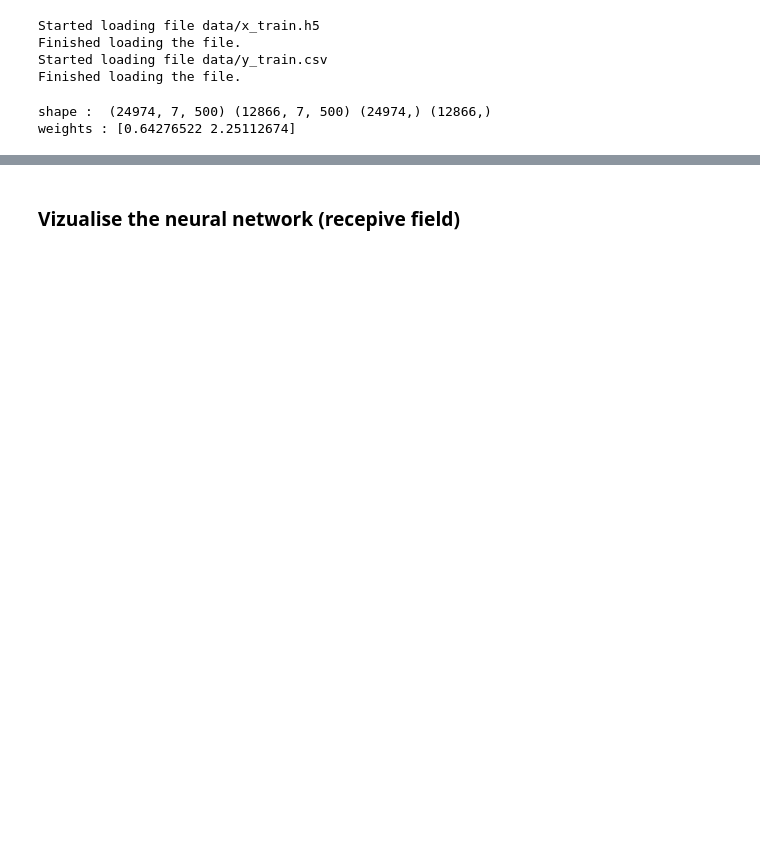
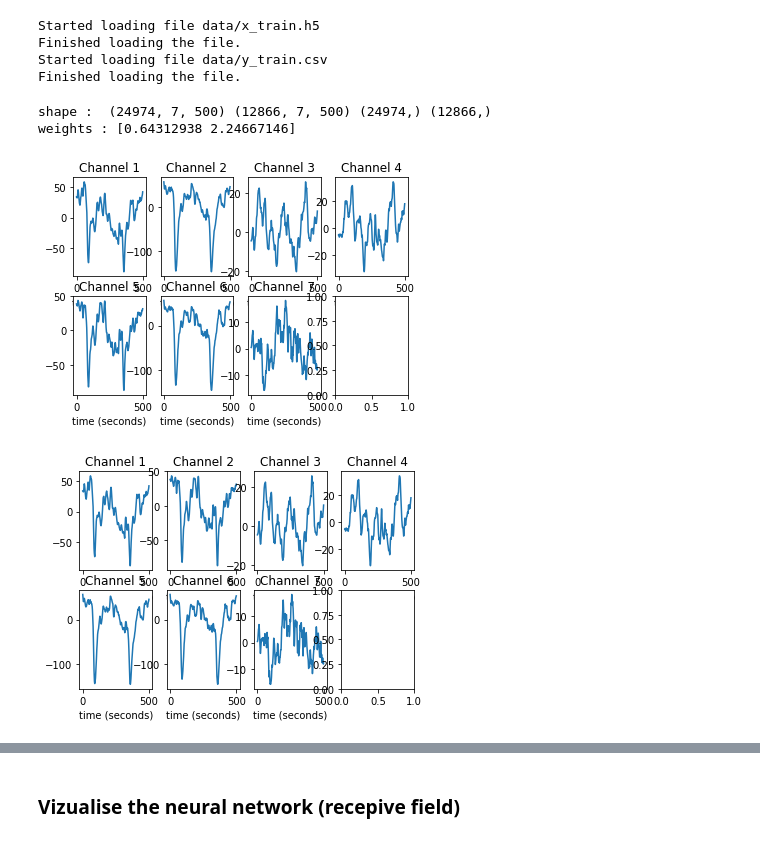
Before and after one commit to lclarte/dreemmva, a Jupyter notebook: main.ipynb, the cells around one changed output, grey strips where cells are left out. Saved outputs shown, nothing was run; the diff lists cells and outputs as text; code cells hidden in the pictures; blank space fills up the shorter version.

```diff
--- a/main.ipynb
+++ b/main.ipynb
@@ -37,7 +37,10 @@ Finished loading the file.
 # %%
 # convert y to categorical with np.eye(d)[y_loaded]
 # and flatten the 40 independent samples
-x, y = data.flatten_x(x_loaded), data.flatten_y(y_loaded, repeat=40)
+x_swaped = swap_correlated_channels(x_loaded)
+
+x, y = data.flatten_x(x_swaped), data.flatten_y(y_loaded, repeat=40)
+
 x_train, x_test, y_train, y_test = train_test_split(x, y, train_size=0.66)
 x_train, x_test = x_train.squeeze(), x_test.squeeze()
 
@@ -51,7 +54,17 @@ print('shape : ', x_train.shape, x_test.shape, y_train.shape, y_test.shape)
 print('weights :', weights)
 # %% [output]
 shape :  (24974, 7, 500) (12866, 7, 500) (24974,) (12866,)
-weights : [0.64276522 2.25112674]
+weights : [0.64312938 2.24667146]
+# %%
+x_swaped = swap_correlated_channels(x_loaded)
+
+i, j = 4, 1
+
+plot_eeg_sample(x_loaded[i, j])
+plot_eeg_sample(x_swaped[i, j])
+# %% [output]
+[figure, added]
+[figure, added]
 # %%
 # define the model
 
```
Also changed, not shown: parts of 6 cells of this notebook, 6 other files.
